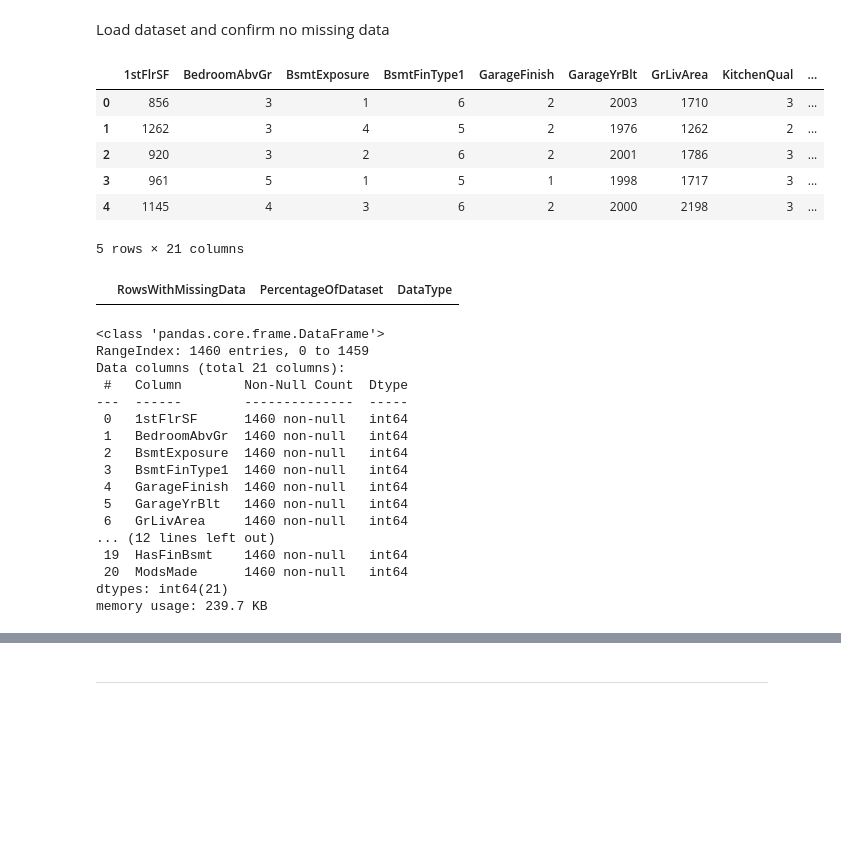
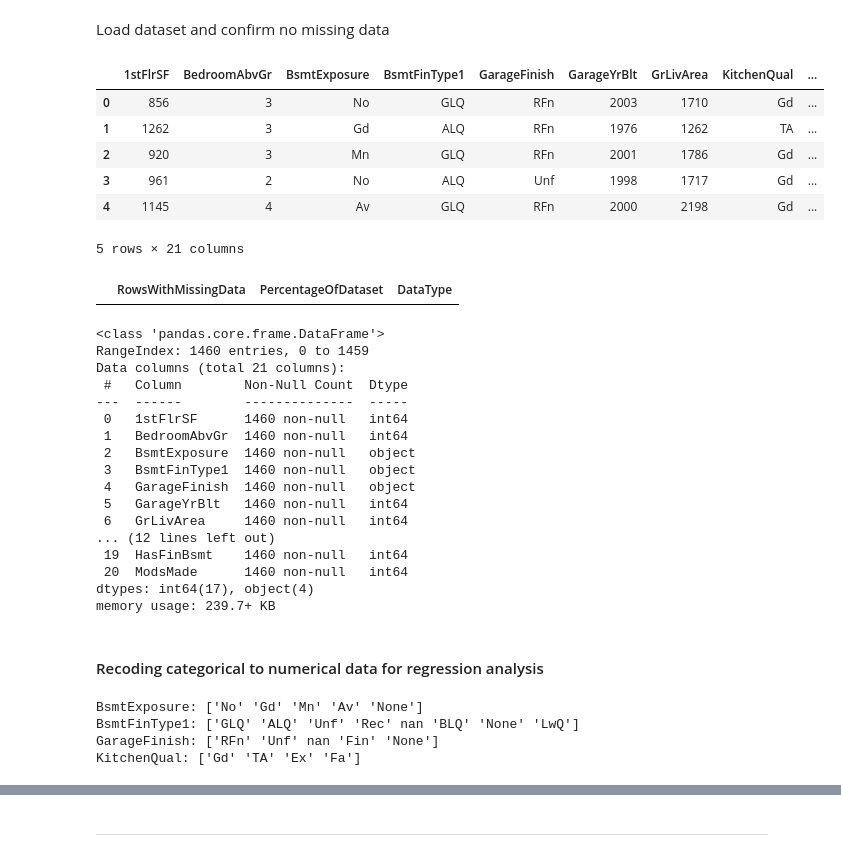
Before and after one commit to JL-14/milestone-project-housing-issues, a Jupyter notebook: jupyter_notebooks/Notebook_3_Correlation_PPS_Analysis.ipynb, the cells around one changed output, grey strips where cells are left out. Cells and saved outputs as stored; diff of their text form; code cells hidden in the pictures; blank space fills up the shorter version.

Commit message:
Add tidied Notebook 1-4, move recoding cat->num from notebook 2 to 3

```diff
--- a/jupyter_notebooks/Notebook_3_Correlation_PPS_Analysis.ipynb
+++ b/jupyter_notebooks/Notebook_3_Correlation_PPS_Analysis.ipynb
@@ -51,15 +51,15 @@ Load dataset and confirm no missing data
 # %%
 # Load dataset
 import pandas as pd
-df_houseprices = pd.read_csv(f"/workspace/milestone-project-housing-issues/outputs/datasets/cleaned/HousePricesClean.csv")
+df_houseprices = pd.read_csv(f"/workspace/milestone-project-housing-issues/outputs/datasets/collection/HousePricesClean.csv")
 df_houseprices.head()
 # %% [output]
 |  | 1stFlrSF | BedroomAbvGr | BsmtExposure | BsmtFinType1 | GarageFinish | GarageYrBlt | GrLivArea | KitchenQual | ... |
-| 0 | 856 | 3 | 1 | 6 | 2 | 2003 | 1710 | 3 | ... |
-| 1 | 1262 | 3 | 4 | 5 | 2 | 1976 | 1262 | 2 | ... |
-| 2 | 920 | 3 | 2 | 6 | 2 | 2001 | 1786 | 3 | ... |
-| 3 | 961 | 5 | 1 | 5 | 1 | 1998 | 1717 | 3 | ... |
-| 4 | 1145 | 4 | 3 | 6 | 2 | 2000 | 2198 | 3 | ... |
+| 0 | 856 | 3 | No | GLQ | RFn | 2003 | 1710 | Gd | ... |
+| 1 | 1262 | 3 | Gd | ALQ | RFn | 1976 | 1262 | TA | ... |
+| 2 | 920 | 3 | Mn | GLQ | RFn | 2001 | 1786 | Gd | ... |
+| 3 | 961 | 2 | No | ALQ | Unf | 1998 | 1717 | Gd | ... |
+| 4 | 1145 | 4 | Av | GLQ | RFn | 2000 | 2198 | Gd | ... |
 5 rows × 21 columns
 # %%
 #Using EvaluateMissingData() function to display missing data for df_houseprices_clean
@@ -90,13 +90,23 @@ Data columns (total 21 columns):
 ---  ------        --------------  -----
  0   1stFlrSF      1460 non-null   int64
  1   BedroomAbvGr  1460 non-null   int64
- 2   BsmtExposure  1460 non-null   int64
- 3   BsmtFinType1  1460 non-null   int64
- 4   GarageFinish  1460 non-null   int64
+ 2   BsmtExposure  1460 non-null   object
+ 3   BsmtFinType1  1460 non-null   object
+ 4   GarageFinish  1460 non-null   object
  5   GarageYrBlt   1460 non-null   int64
  6   GrLivArea     1460 non-null   int64
 ... (12 lines left out)
  19  HasFinBsmt    1460 non-null   int64
  20  ModsMade      1460 non-null   int64
-dtypes: int64(21)
-memory usage: 239.7 KB
+dtypes: int64(17), object(4)
+memory usage: 239.7+ KB
+# %% [markdown]
+#### Recoding categorical to numerical data for regression analysis
+# %%
+for col in df_houseprices.select_dtypes(include='object').columns:
+    print(f"{col}: {df_houseprices[col].unique()}")
+# %% [output]
+BsmtExposure: ['No' 'Gd' 'Mn' 'Av' 'None']
+BsmtFinType1: ['GLQ' 'ALQ' 'Unf' 'Rec' nan 'BLQ' 'None' 'LwQ']
+GarageFinish: ['RFn' 'Unf' nan 'Fin' 'None']
+KitchenQual: ['Gd' 'TA' 'Ex' 'Fa']
```
Also changed, not shown: parts of 7 cells of this notebook, 4 other files.
